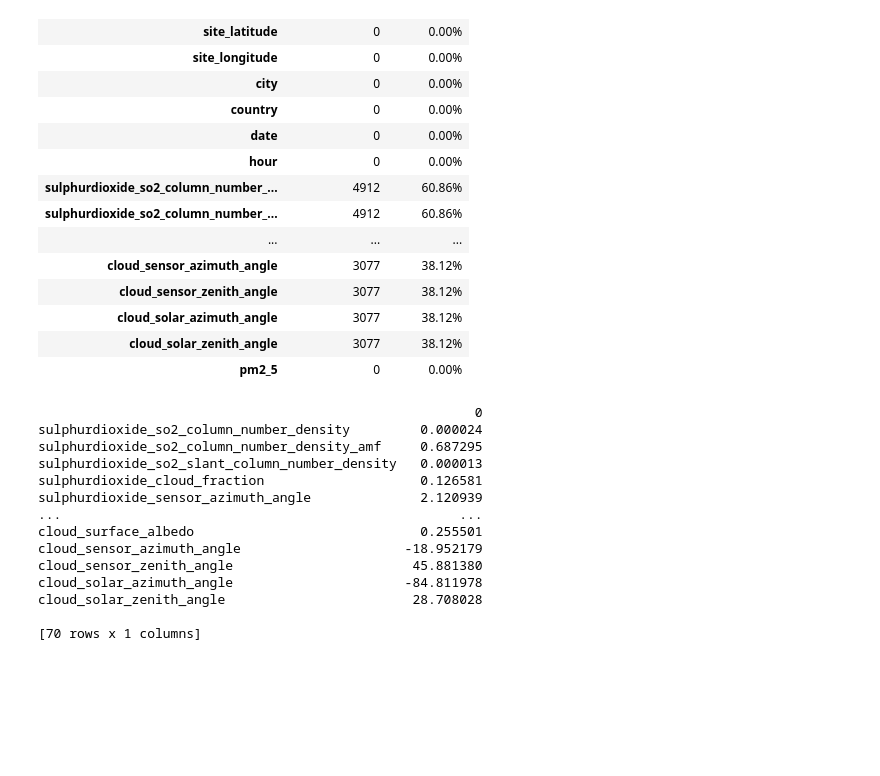
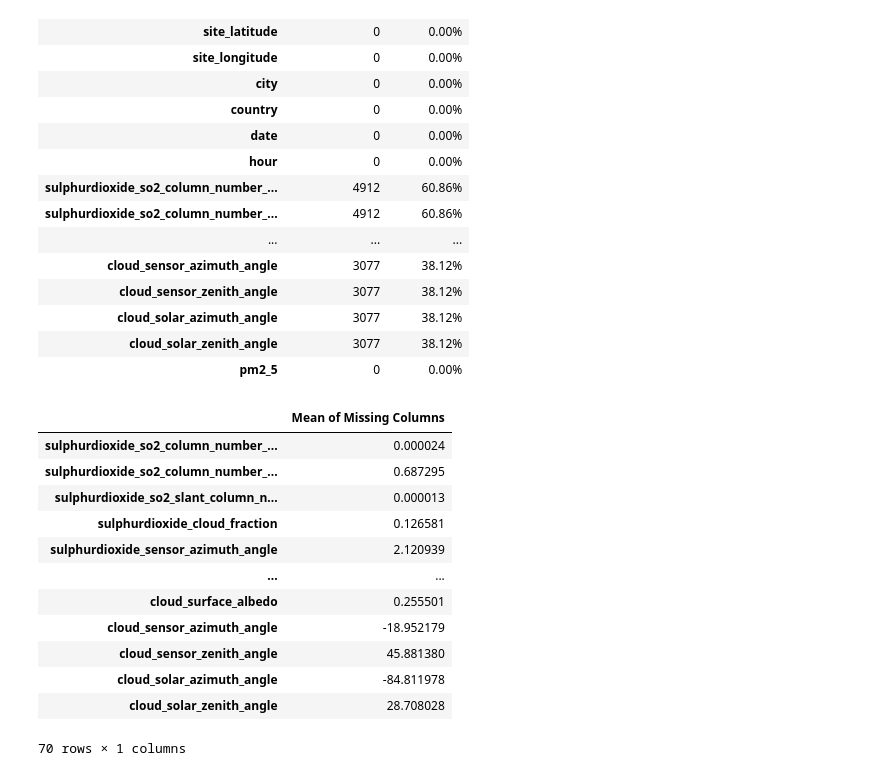
Before and after one commit to Joakimanochie/Univelcity_Capstone, a Jupyter notebook: Airqo_model/Airqo_model.ipynb, the cells around one changed output. Drawn from its saved outputs; the diff is of its cells as text; code cells hidden in the pictures; blank space fills up the shorter version.

Commit message:
missing data

```diff
--- a/Airqo_model/Airqo_model.ipynb
+++ b/Airqo_model/Airqo_model.ipynb
@@ -97,24 +97,23 @@ missing_df.style.format({"Percentage": "{:.2f}%"})
 # %%
 def calculate_missing_mean(df):
     missing_columns = df.columns[df.isnull().any()]
     missing_mean = df[missing_columns].mean()
     return missing_mean
 
 # Example usage
 missing_mean = calculate_missing_mean(train)
-print(missing_mean.to_frame())
+missing_mean.to_frame(name = "Mean of Missing Columns")
 # %% [output]
+|  | Mean of Missing Columns |
+| sulphurdioxide_so2_column_number_... | 0.000024 |
+| sulphurdioxide_so2_column_number_... | 0.687295 |
+| sulphurdioxide_so2_slant_column_n... | 0.000013 |
+| sulphurdioxide_cloud_fraction | 0.126581 |
+| sulphurdioxide_sensor_azimuth_angle | 2.120939 |
+| ... | ... |
+| cloud_surface_albedo | 0.255501 |
+| cloud_sensor_azimuth_angle | -18.952179 |
+| cloud_sensor_zenith_angle | 45.881380 |
+| cloud_solar_azimuth_angle | -84.811978 |
+| cloud_solar_zenith_angle | 28.708028 |
-                                                        0
-sulphurdioxide_so2_column_number_density         0.000024
-sulphurdioxide_so2_column_number_density_amf     0.687295
-sulphurdioxide_so2_slant_column_number_density   0.000013
-sulphurdioxide_cloud_fraction                    0.126581
-sulphurdioxide_sensor_azimuth_angle              2.120939
-...                                                   ...
-cloud_surface_albedo                             0.255501
-cloud_sensor_azimuth_angle                     -18.952179
-cloud_sensor_zenith_angle                       45.881380
-cloud_solar_azimuth_angle                      -84.811978
-cloud_solar_zenith_angle                        28.708028
-
-[70 rows x 1 columns]
+70 rows × 1 columns
```
